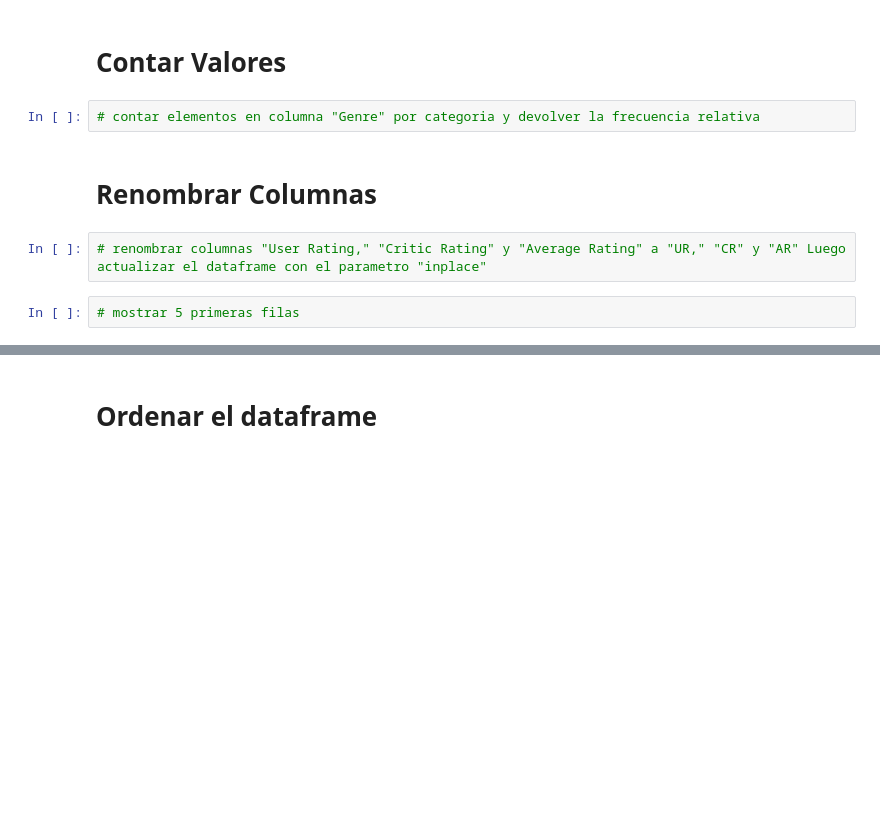
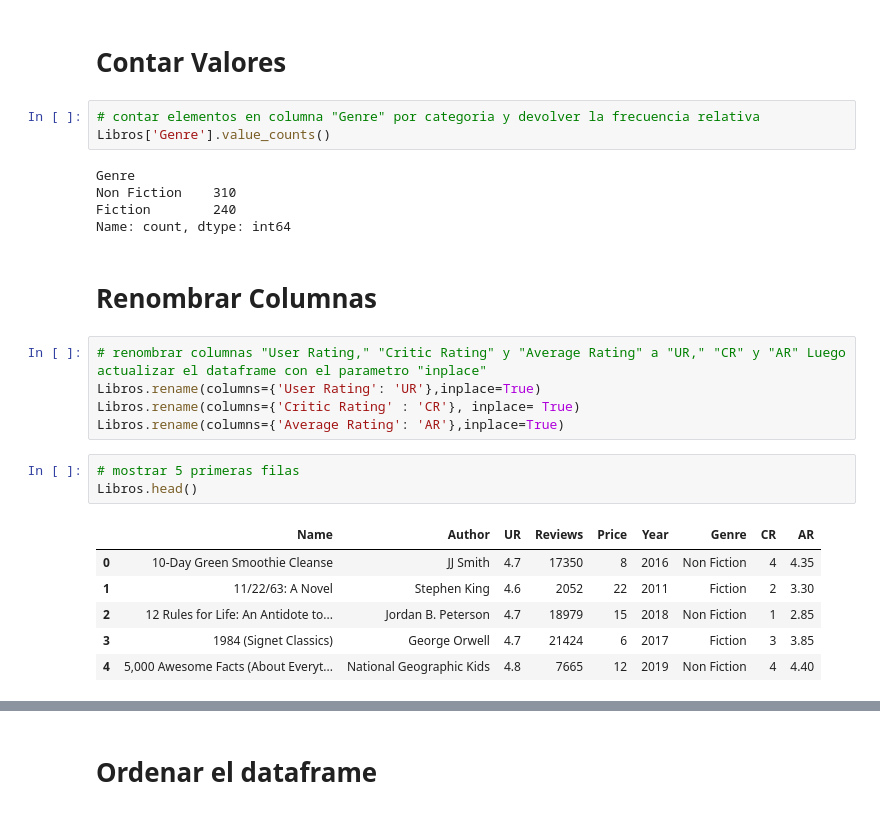
Before and after one commit to AlanLeCh/CursoPython, a Jupyter notebook: Introduccion+a+Pandas-Ejercicio.ipynb, the cells around one changed output, grey strips where cells are left out. Drawn from its saved outputs; the diff is of its cells as text; blank space fills up the shorter version.

```diff
--- a/Introduccion+a+Pandas-Ejercicio.ipynb
+++ b/Introduccion+a+Pandas-Ejercicio.ipynb
@@ -55,11 +178,28 @@ print(Libros)
 # Contar Valores
 # %%
 # contar elementos en columna "Genre" por categoria y devolver la frecuencia relativa
+Libros['Genre'].value_counts()
+# %% [output]
+Genre
+Non Fiction    310
+Fiction        240
+Name: count, dtype: int64
 # %% [markdown]
 # Renombrar Columnas
 # %%
 # renombrar columnas "User Rating," "Critic Rating" y "Average Rating" a "UR," "CR" y "AR" Luego actualizar el dataframe con el parametro "inplace"
+Libros.rename(columns={'User Rating': 'UR'},inplace=True)
+Libros.rename(columns={'Critic Rating' : 'CR'}, inplace= True)
+Libros.rename(columns={'Average Rating': 'AR'},inplace=True)
 # %%
 # mostrar 5 primeras filas
+Libros.head()
+# %% [output]
+|  | Name | Author | UR | Reviews | Price | Year | Genre | CR | AR |
+| 0 | 10-Day Green Smoothie Cleanse | JJ Smith | 4.7 | 17350 | 8 | 2016 | Non Fiction | 4 | 4.35 |
+| 1 | 11/22/63: A Novel | Stephen King | 4.6 | 2052 | 22 | 2011 | Fiction | 2 | 3.30 |
+| 2 | 12 Rules for Life: An Antidote to... | Jordan B. Peterson | 4.7 | 18979 | 15 | 2018 | Non Fiction | 1 | 2.85 |
+| 3 | 1984 (Signet Classics) | George Orwell | 4.7 | 21424 | 6 | 2017 | Fiction | 3 | 3.85 |
+| 4 | 5,000 Awesome Facts (About Everyt... | National Geographic Kids | 4.8 | 7665 | 12 | 2019 | Non Fiction | 4 | 4.40 |
 # %%
 # seleccionar solo columnas "Name", "Author", "UR", "CR", "AR" y "Year" y actualizar el dataframe
```
Also changed, not shown: parts of 14 cells of this notebook, 8 other files.
